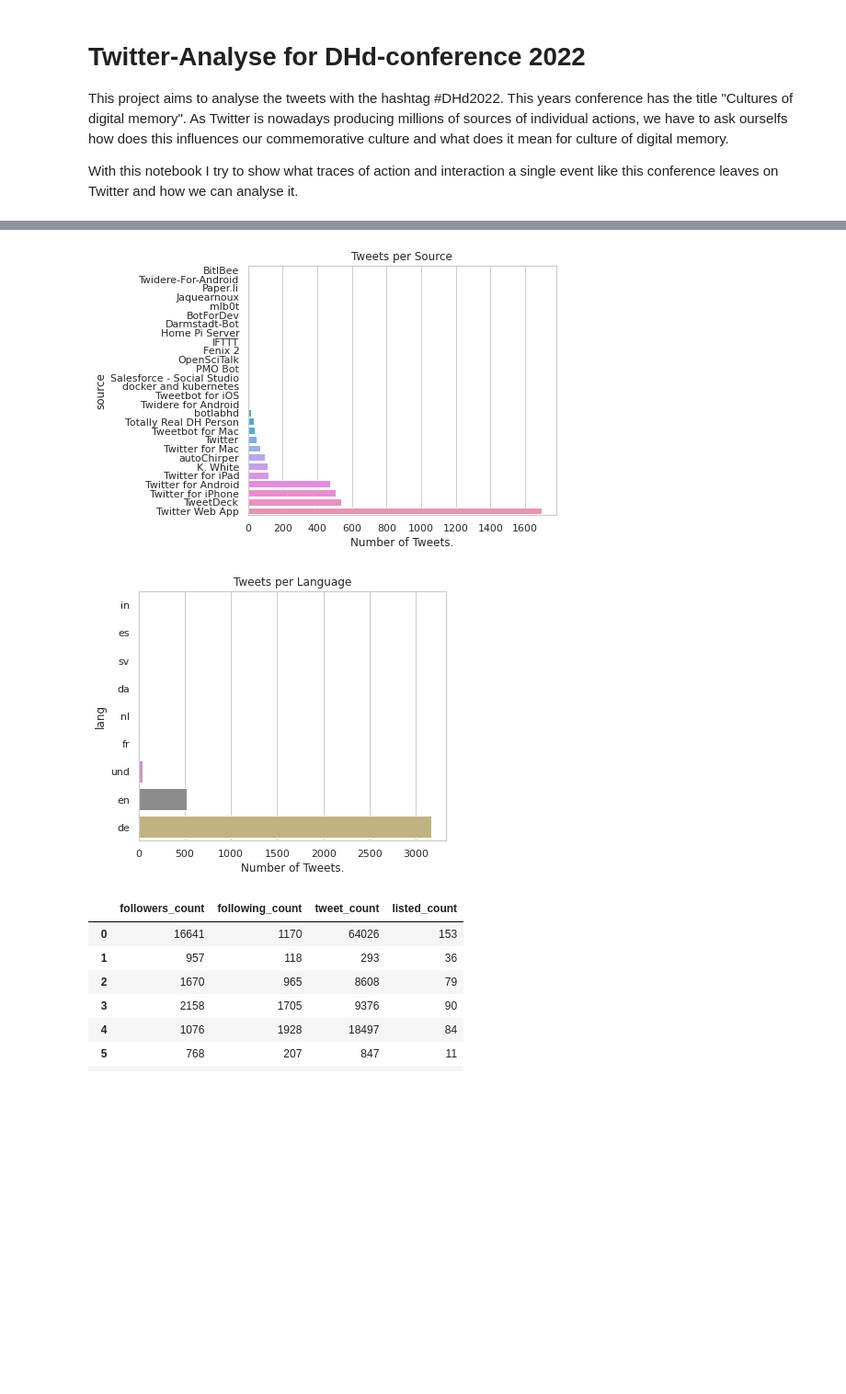
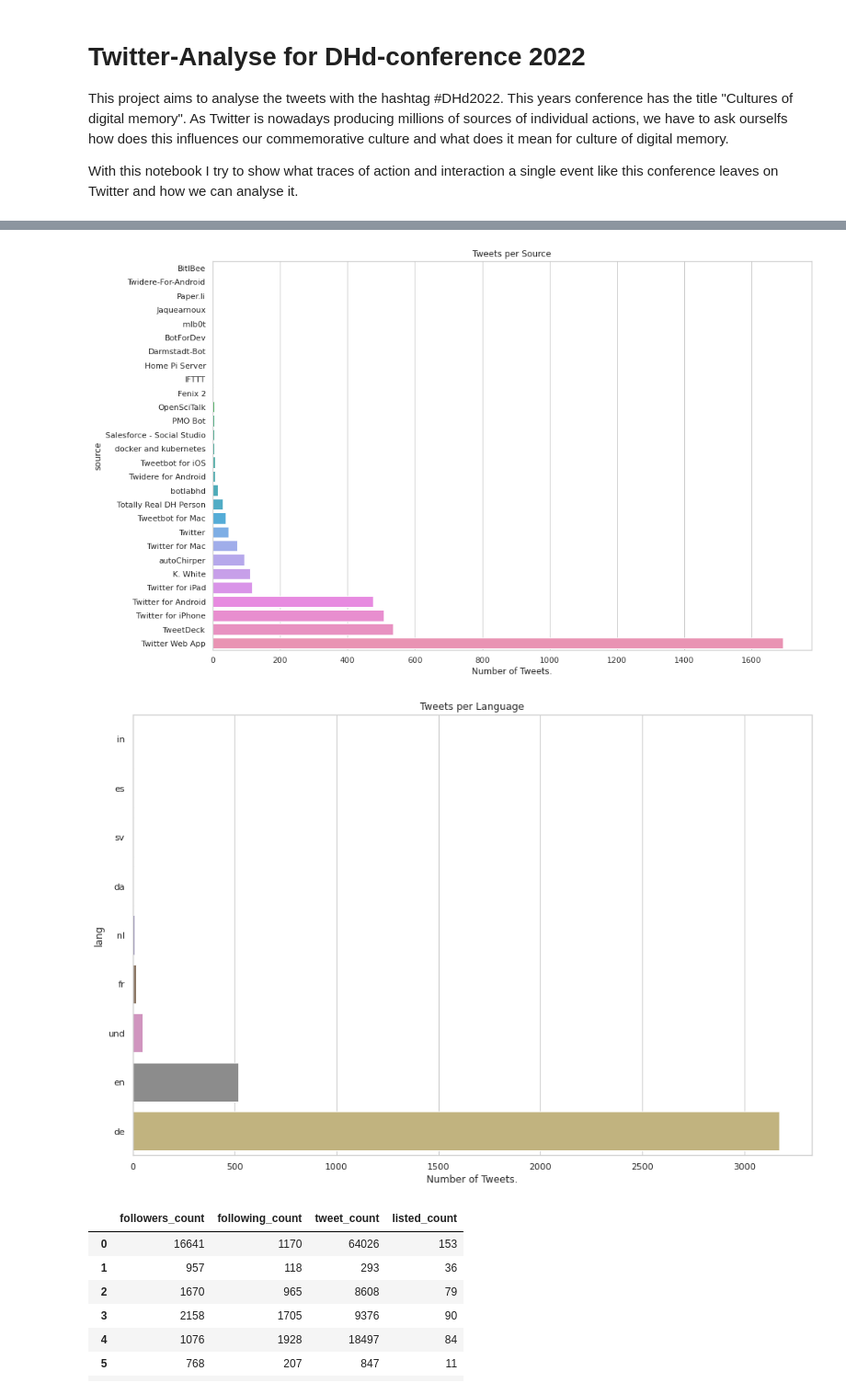
Before and after one commit to Leano1998/DHd2022, a Jupyter notebook: Twitter_DHd2022.ipynb, the cells around one changed output, grey strips where cells are left out. Shown: that part at 92% size. Saved outputs shown, nothing was run; the diff lists cells and outputs as text; code cells hidden in the pictures; blank space fills up the shorter version.

```diff
--- a/Twitter_DHd2022.ipynb
+++ b/Twitter_DHd2022.ipynb
@@ -4,6 +4,8 @@ This project aims to analyse the tweets with the hashtag #DHd2022. This years co
 
 With this notebook I try to show what traces of action and interaction a single event like this conference leaves on Twitter and how we can analyse it.
 # %%
+import datetime
+
 from load_tweets import *
 import pandas as pd
 import matplotlib.pyplot as plt
@@ -11,6 +13,7 @@ import seaborn as sns
 import numpy as np
 sns.set_theme(style="whitegrid")
 plt.rcParams["figure.figsize"] = (6, 5)
+download_tweets = False
 # %%
 """
 Connecting to the API-Client and downloading the tweets with #DHd2022.
@@ -87,0 +69,4 @@ tweets_data
+# %%
+tweets_data = convert_datetime(tweets_data, 'created_at')
+tweets_user = convert_datetime(tweets_user, 'created_at')
+tweets_data
@@ -88,25 +87,28 @@ tweets_data
 # %%
-def bar_plot(value: str, df: pd.DataFrame, title: str, xlabel: str=""):
+def bar_plot(value: str, df: pd.DataFrame, title: str, x_label: str="", save: bool = False):
     """
     Creates a bar-plot by counting the occurrences of a given value.
 
+    :param save: Whether to save the created figure.
     :param value: The value to plot.
     :param df: The Dataframe with the values.
     :param title: The title of the dataframe.
-    :param xlable: The lable for the x-axe. Default: the name of the plotted value.
+    :param x_label: The label for the x-axe. Default: the name of the plotted value.
     """
-    sns.barplot(data=tweets_data.groupby(by=value, as_index=False).count()[[value, "id"]].sort_values(by="id"),
-                y=value, x="id", orient='h')
-    if xlabel != "":
-        plt.xlabel(xlabel)
+    plt.rcParams["figure.figsize"] = (15, 10)
+    sns.barplot(data=df.groupby(by=value, as_index=False).count()[[value, "id"]].sort_values(by="id"), y=value, x="id", orient='h')
+    if x_label != "":
+        plt.xlabel(x_label)
     plt.title(title)
+    if save:
+        plt.savefig("vis/{}.png".format(title.replace(' ', '_')))
     plt.show()
 
-bar_plot("source", tweets_data, "Tweets per Source", "Number of Tweets.")
+bar_plot("source", tweets_data, "Tweets per Source", "Number of Tweets.", save=True)
 bar_plot("lang", tweets_data, "Tweets per Language", "Number of Tweets.")
 # %% [output]
-[figure, old version]
+[figure, new version]
-[figure, old version]
+[figure, new version]
 # %%
 def str_to_dict(string_dict: str) -> dict:
     """
```
Also changed, not shown: parts of 14 cells of this notebook.
